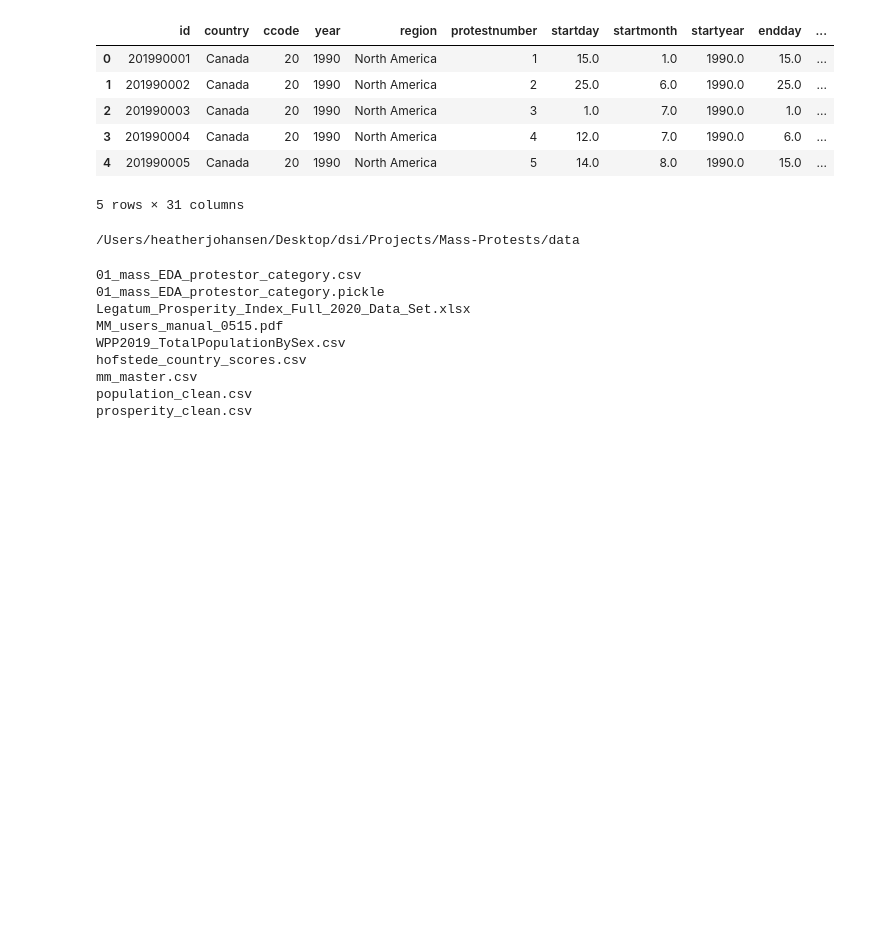
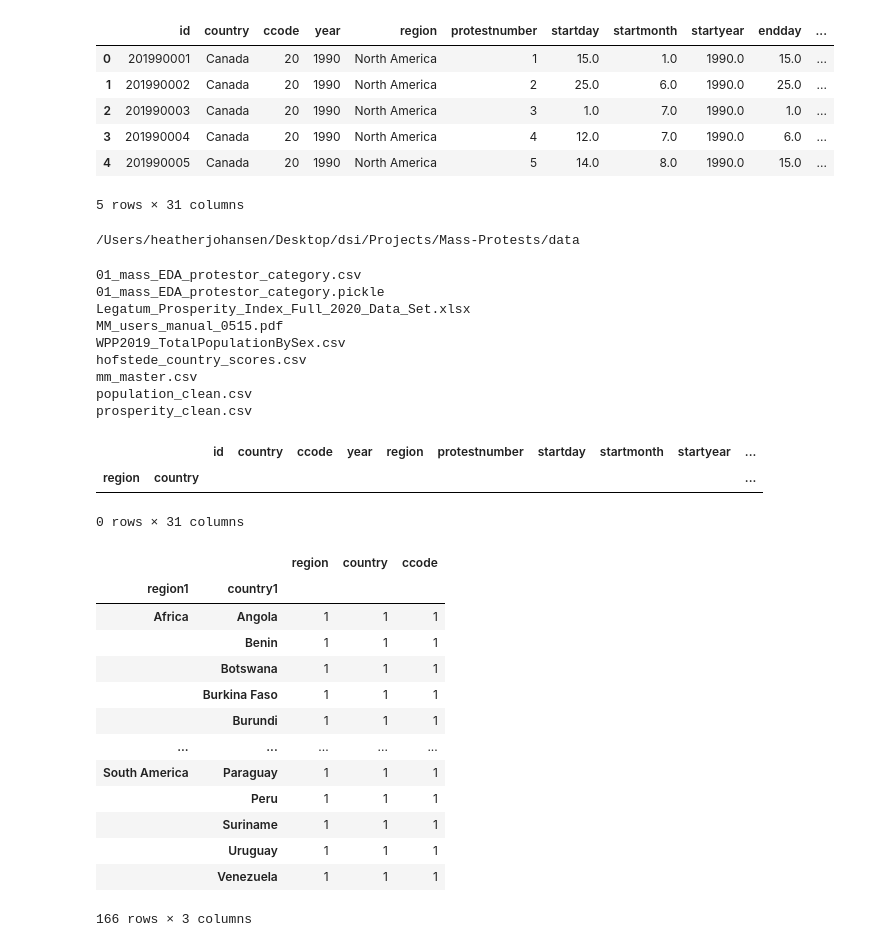
Before and after one commit to EmFib/Mass-Protests, a Jupyter notebook: users/data_cleaning_heather.ipynb, the cells around one changed output. Drawn from its saved outputs; the diff is of its cells as text; code cells hidden in the pictures; blank space fills up the shorter version.

```diff
--- a/users/data_cleaning_heather.ipynb
+++ b/users/data_cleaning_heather.ipynb
@@ -299,3 +303,10 @@ hofstede_country_scores.csv
 mm_master.csv
 population_clean.csv
 prosperity_clean.csv
+# %%
+mass_region_country = mass.groupby(['region', 'country']).nunique()
+mass_region_country.iloc[51:25]
+# %% [output]
+|  |  | id | country | ccode | year | region | protestnumber | startday | startmonth | startyear | ... |
+| region | country |  |  |  |  |  |  |  |  |  | ... |
+0 rows × 31 columns
@@ -301,0 +315,18 @@ prosperity_clean.csv
+# %%
+mass_region_country.index.names = ['region1', 'country1']
+mass_region_country
+# %% [output]
+|  |  | region | country | ccode |
+| region1 | country1 |  |  |  |
+| Africa | Angola | 1 | 1 | 1 |
+|  | Benin | 1 | 1 | 1 |
+|  | Botswana | 1 | 1 | 1 |
+|  | Burkina Faso | 1 | 1 | 1 |
+|  | Burundi | 1 | 1 | 1 |
+| ... | ... | ... | ... | ... |
+| South America | Paraguay | 1 | 1 | 1 |
+|  | Peru | 1 | 1 | 1 |
+|  | Suriname | 1 | 1 | 1 |
+|  | Uruguay | 1 | 1 | 1 |
+|  | Venezuela | 1 | 1 | 1 |
+166 rows × 3 columns
```
Also changed, not shown: parts of 17 cells of this notebook, 1 other file.
